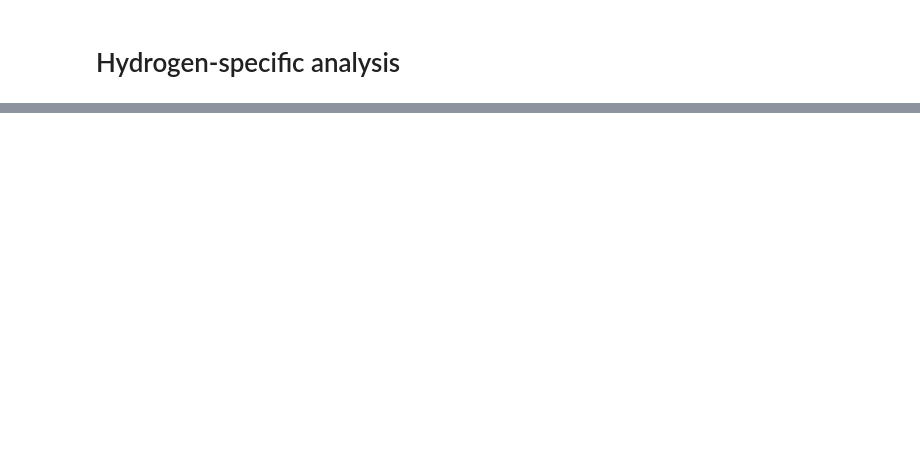
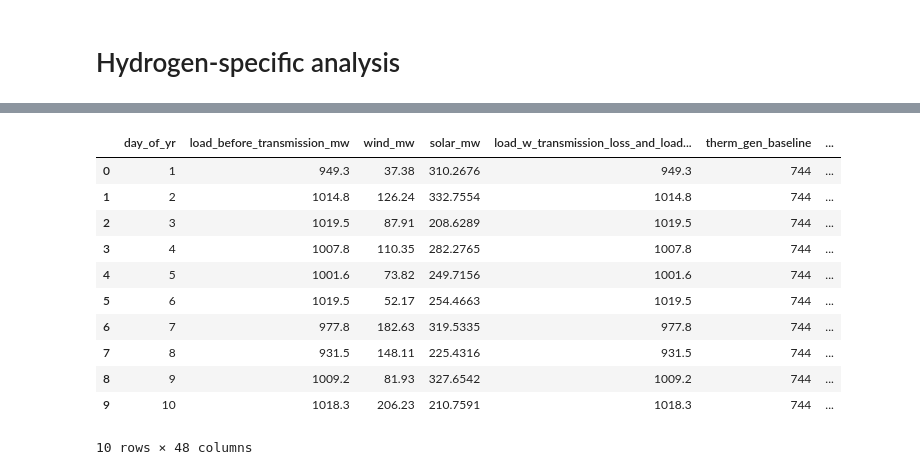
Before and after one commit to b-o-l-l-a/aes-engy-692, a Jupyter notebook: amerigo_island/notebooks/resilience.ipynb, the cells around one changed output, grey strips where cells are left out. Cells and saved outputs as stored; diff of their text form; code cells hidden in the pictures; blank space fills up the shorter version.

```diff
--- a/amerigo_island/notebooks/resilience.ipynb
+++ b/amerigo_island/notebooks/resilience.ipynb
@@ -506,7 +511,7 @@ bau_df
 # %% [markdown]
 # Hydrogen-specific analysis
 # %%
-h2_df = final_load_and_vre_df.copy()
+h2_df = bau_and_battery_df.copy()
 h2_df.head(24)
 # %% [output]
 |  | date | load_before_transmission_mw | wind_mw | solar_mw | month | day_of_month | day_of_yr | hour | ... |
@@ -720,0 +728,26 @@ h2_final_df
+# %%
+prev_7_load_colname = 'prev_7_load'
+prev_7_load_vre_diff_colname = 'prev_7_load_vre_diff'
+prev_7_vre_gen_colname = 'prev_7_vre_gen'
+
+def sum_prev_rows(row, df, lookback_colname, agg_colname, days = 7):
+
+    start_idx = row[lookback_colname] - days
+    return_val = df.loc[start_idx:row[lookback_colname] - 1, agg_colname].sum() if start_idx >= 0 else None
+
+    return return_val
+
+def add_daily_common_cols(df):
+
+    decorated_df = df.copy()
+
+    decorated_df[prev_7_load_colname] = decorated_df\
+        .apply(sum_prev_rows, axis=1, args=(decorated_df, day_of_yr_colname, load_w_transmission_loss_and_load_scale_colname,))
+
+    decorated_df[prev_7_load_vre_diff_colname] = decorated_df\
+        .apply(sum_prev_rows, axis=1, args=(decorated_df, day_of_yr_colname, load_vre_diff_colname,))
+
+    decorated_df[prev_7_vre_gen_colname] = decorated_df\
+        .apply(sum_prev_rows, axis=1, args=(decorated_df, day_of_yr_colname, total_vre_gen_colname,))
+
+    return decorated_df
@@ -720,0 +758,15 @@ h2_final_df
+# %%
+final_daily_df.head(10)
+# %% [output]
+|  | day_of_yr | load_before_transmission_mw | wind_mw | solar_mw | load_w_transmission_loss_and_load... | therm_gen_baseline | ... |
+| 0 | 1 | 949.3 | 37.38 | 310.2676 | 949.3 | 744 | ... |
+| 1 | 2 | 1014.8 | 126.24 | 332.7554 | 1014.8 | 744 | ... |
+| 2 | 3 | 1019.5 | 87.91 | 208.6289 | 1019.5 | 744 | ... |
+| 3 | 4 | 1007.8 | 110.35 | 282.2765 | 1007.8 | 744 | ... |
+| 4 | 5 | 1001.6 | 73.82 | 249.7156 | 1001.6 | 744 | ... |
+| 5 | 6 | 1019.5 | 52.17 | 254.4663 | 1019.5 | 744 | ... |
+| 6 | 7 | 977.8 | 182.63 | 319.5335 | 977.8 | 744 | ... |
+| 7 | 8 | 931.5 | 148.11 | 225.4316 | 931.5 | 744 | ... |
+| 8 | 9 | 1009.2 | 81.93 | 327.6542 | 1009.2 | 744 | ... |
+| 9 | 10 | 1018.3 | 206.23 | 210.7591 | 1018.3 | 744 | ... |
+10 rows × 48 columns
```
Also changed, not shown: parts of 19 cells of this notebook.
